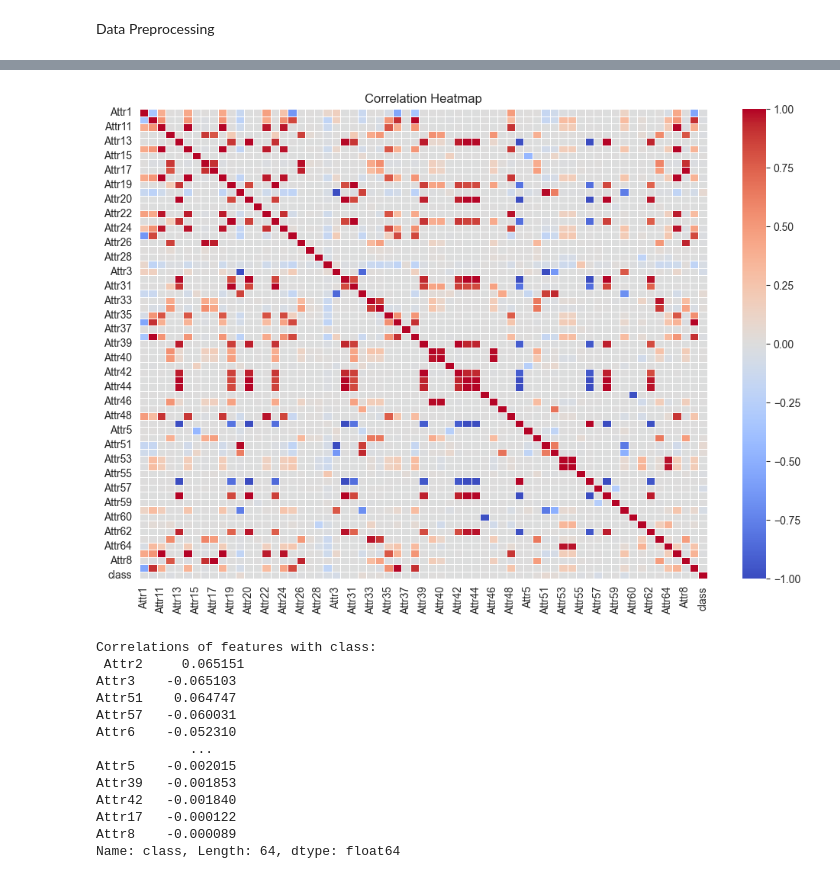
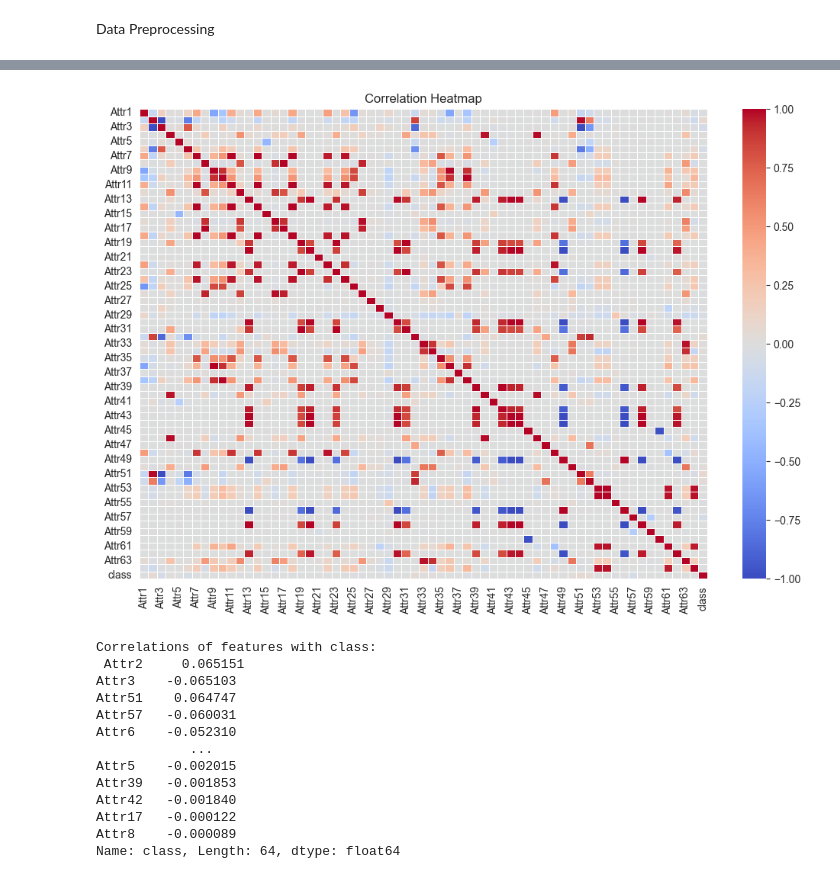
Before and after one commit to Poojithramagiri/ML-Challenges, a Jupyter notebook: Correlation.ipynb, the cells around one changed output, grey strips where cells are left out. Drawn from its saved outputs; the diff is of its cells as text; code cells hidden in the pictures.

```diff
--- a/Correlation.ipynb
+++ b/Correlation.ipynb
@@ -172,17 +145,19 @@ df_1year_scaled
 # %%
 import seaborn as sns
 import matplotlib.pyplot as plt
 
 # Create a correlation matrix
-correlation_matrix = df_1year_scaled.corr()
+correlation_matrix = df_1year.corr()
+#upload correlation matrix to csv file.
+correlation_matrix.to_csv('correlationmatrix.csv')
 
 # Plot the heatmap
 plt.figure(figsize=(12, 8))
 sns.heatmap(correlation_matrix, annot=False, cmap="coolwarm", linewidths=.5)
 plt.title("Correlation Heatmap")
 plt.show()
 # %% [output]
-[figure, old version]
+[figure, new version]
 # %%
 # Display correlations of all features with 'class'
 feature_correlations_with_class = correlation_matrix['class'].drop('class')  # Exclude self-correlation of class
```
Also changed, not shown: parts of 8 cells of this notebook, 17 other files.
